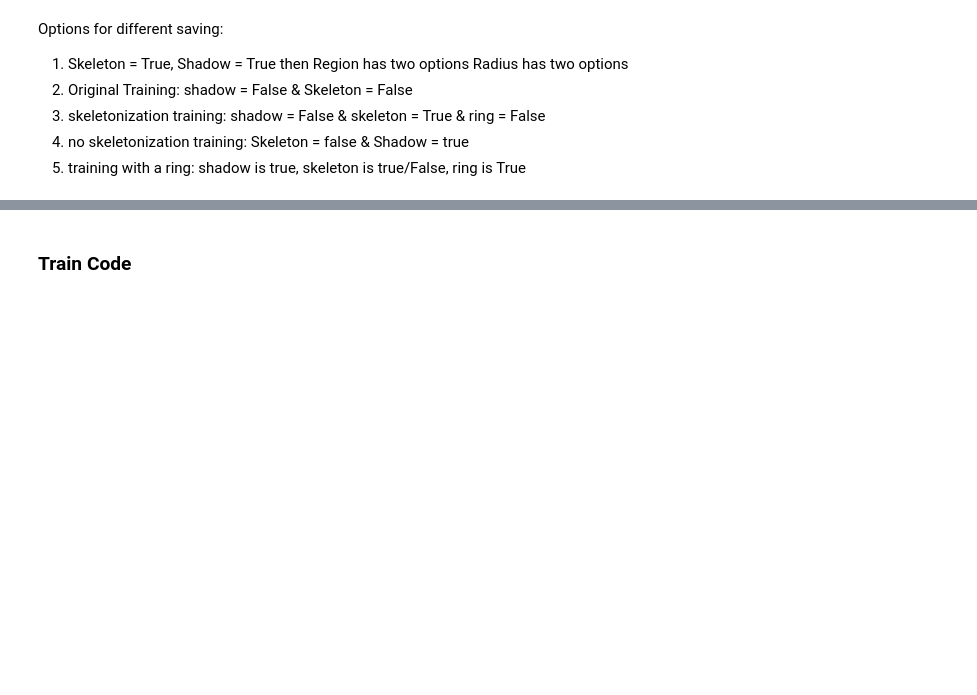
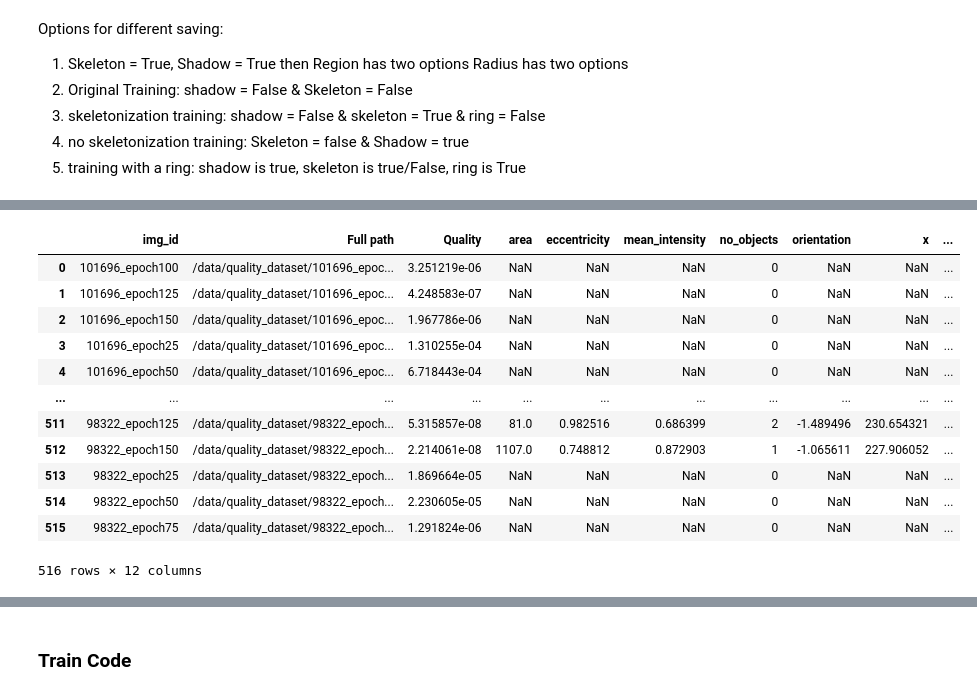
Before and after one commit to Centrattic/race, a Jupyter notebook: classifier_experiments/train.ipynb, the cells around one changed output, grey strips where cells are left out. Cells and saved outputs as stored; diff of their text form; code cells hidden in the pictures; blank space fills up the shorter version.

```diff
--- a/classifier_experiments/train.ipynb
+++ b/classifier_experiments/train.ipynb
@@ -447,0 +499,3 @@ test_dataset.__getitem__(4)
+# %%
+csv_path = "../optic_disk/DeepROP/quality_assurance/QA.csv"
+QA_csv = pd.read_csv(csv_path)
@@ -447,0 +518,16 @@ test_dataset.__getitem__(4)
+# %%
+QA_csv
+# %% [output]
+|  | img_id | Full path | Quality | area | eccentricity | mean_intensity | no_objects | orientation | x | ... |
+| 0 | 101696_epoch100 | /data/quality_dataset/101696_epoc... | 3.251219e-06 | NaN | NaN | NaN | 0 | NaN | NaN | ... |
+| 1 | 101696_epoch125 | /data/quality_dataset/101696_epoc... | 4.248583e-07 | NaN | NaN | NaN | 0 | NaN | NaN | ... |
+| 2 | 101696_epoch150 | /data/quality_dataset/101696_epoc... | 1.967786e-06 | NaN | NaN | NaN | 0 | NaN | NaN | ... |
+| 3 | 101696_epoch25 | /data/quality_dataset/101696_epoc... | 1.310255e-04 | NaN | NaN | NaN | 0 | NaN | NaN | ... |
+| 4 | 101696_epoch50 | /data/quality_dataset/101696_epoc... | 6.718443e-04 | NaN | NaN | NaN | 0 | NaN | NaN | ... |
+| ... | ... | ... | ... | ... | ... | ... | ... | ... | ... | ... |
+| 511 | 98322_epoch125 | /data/quality_dataset/98322_epoch... | 5.315857e-08 | 81.0 | 0.982516 | 0.686399 | 2 | -1.489496 | 230.654321 | ... |
+| 512 | 98322_epoch150 | /data/quality_dataset/98322_epoch... | 2.214061e-08 | 1107.0 | 0.748812 | 0.872903 | 1 | -1.065611 | 227.906052 | ... |
+| 513 | 98322_epoch25 | /data/quality_dataset/98322_epoch... | 1.869664e-05 | NaN | NaN | NaN | 0 | NaN | NaN | ... |
+| 514 | 98322_epoch50 | /data/quality_dataset/98322_epoch... | 2.230605e-05 | NaN | NaN | NaN | 0 | NaN | NaN | ... |
+| 515 | 98322_epoch75 | /data/quality_dataset/98322_epoch... | 1.291824e-06 | NaN | NaN | NaN | 0 | NaN | NaN | ... |
+516 rows × 12 columns
```
Also changed, not shown: parts of 27 cells of this notebook, 1 other file.
